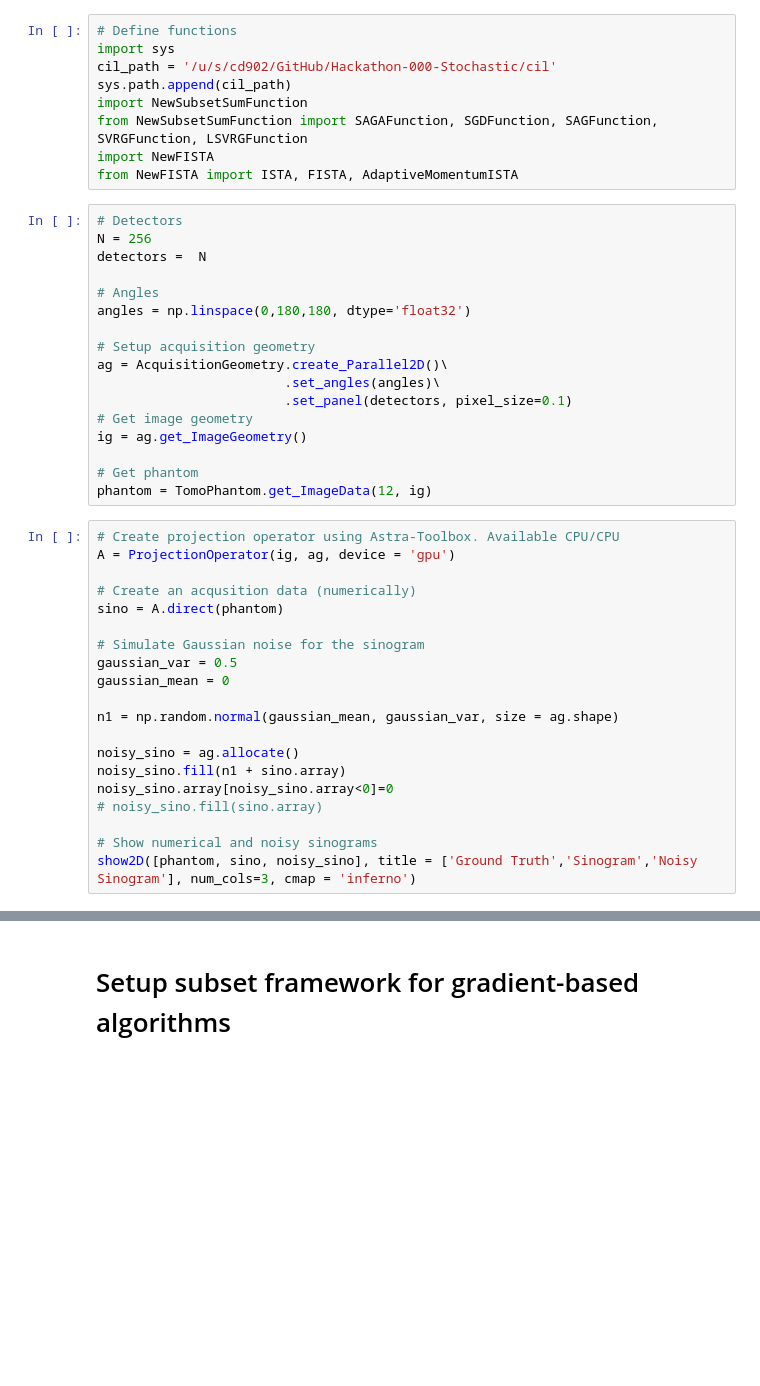
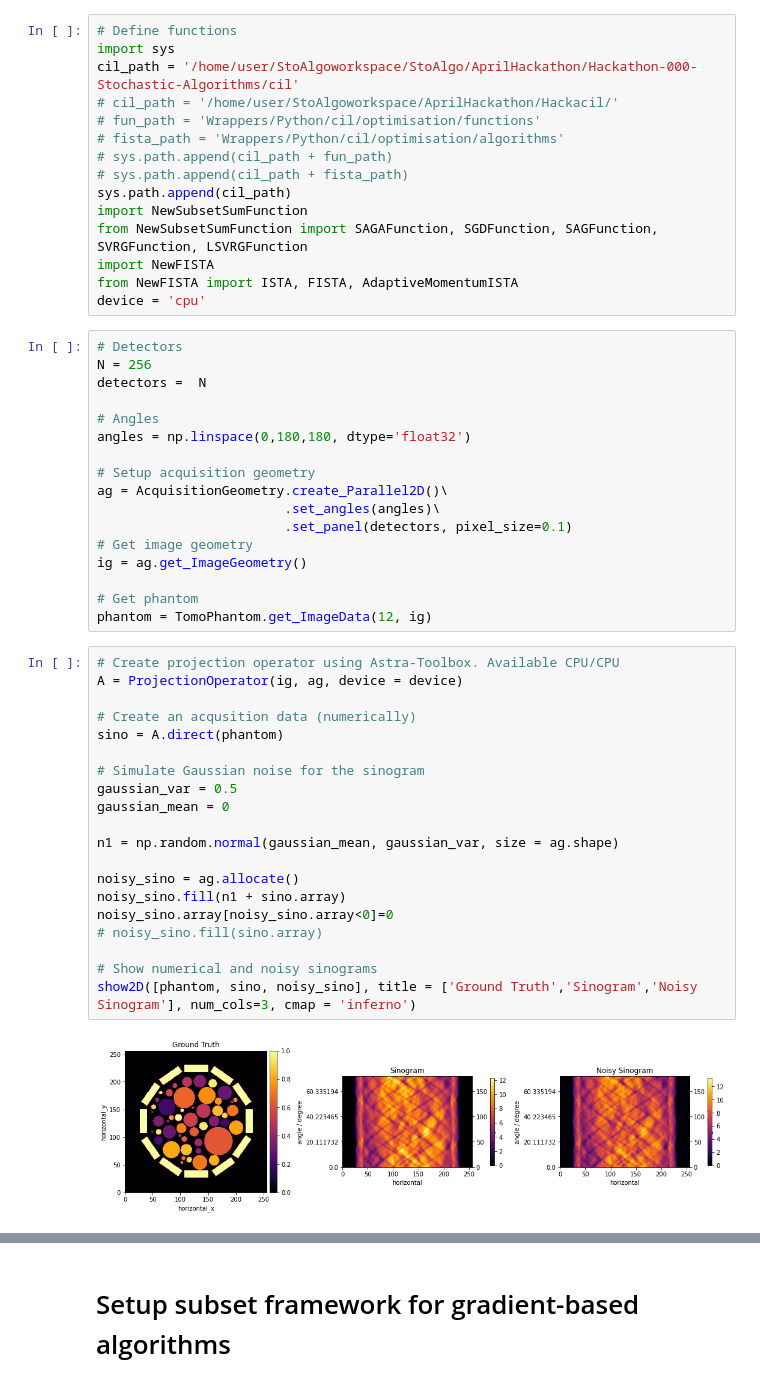
Before and after one commit to TomographicImaging/Hackathon-000-Stochastic-Algorithms, a Jupyter notebook: contrib/example.ipynb, the cells around one changed output, grey strips where cells are left out. Cells and saved outputs as stored; diff of their text form; blank space fills up the shorter version.

```diff
--- a/contrib/example.ipynb
+++ b/contrib/example.ipynb
@@ -22,12 +22,18 @@ import importlib
 # %%
 # Define functions
 import sys
-cil_path = '/u/s/cd902/GitHub/Hackathon-000-Stochastic/cil'
+cil_path = '/home/user/StoAlgoworkspace/StoAlgo/AprilHackathon/Hackathon-000-Stochastic-Algorithms/cil'
+# cil_path = '/home/user/StoAlgoworkspace/AprilHackathon/Hackacil/'
+# fun_path = 'Wrappers/Python/cil/optimisation/functions'
+# fista_path = 'Wrappers/Python/cil/optimisation/algorithms'
+# sys.path.append(cil_path + fun_path)
+# sys.path.append(cil_path + fista_path)
 sys.path.append(cil_path)
 import NewSubsetSumFunction
 from NewSubsetSumFunction import SAGAFunction, SGDFunction, SAGFunction, SVRGFunction, LSVRGFunction
 import NewFISTA
 from NewFISTA import ISTA, FISTA, AdaptiveMomentumISTA
+device = 'cpu'
 # %%
 # Detectors
 N = 256
@@ -47,23 +53,25 @@ ig = ag.get_ImageGeometry()
 phantom = TomoPhantom.get_ImageData(12, ig)
 # %%
 # Create projection operator using Astra-Toolbox. Available CPU/CPU
-A = ProjectionOperator(ig, ag, device = 'gpu')
+A = ProjectionOperator(ig, ag, device = device)
 
 # Create an acqusition data (numerically)
 sino = A.direct(phantom)
 
 # Simulate Gaussian noise for the sinogram
 gaussian_var = 0.5
 gaussian_mean = 0
 
 n1 = np.random.normal(gaussian_mean, gaussian_var, size = ag.shape)
 
 noisy_sino = ag.allocate()
 noisy_sino.fill(n1 + sino.array)
 noisy_sino.array[noisy_sino.array<0]=0
 # noisy_sino.fill(sino.array)
 
 # Show numerical and noisy sinograms
 show2D([phantom, sino, noisy_sino], title = ['Ground Truth','Sinogram','Noisy Sinogram'], num_cols=3, cmap = 'inferno')
+# %% [output]
+[figure, added]
 # %%
 # Setup and run the FBP algorithm
```
Also changed, not shown: parts of 12 cells of this notebook, 2 other files.
